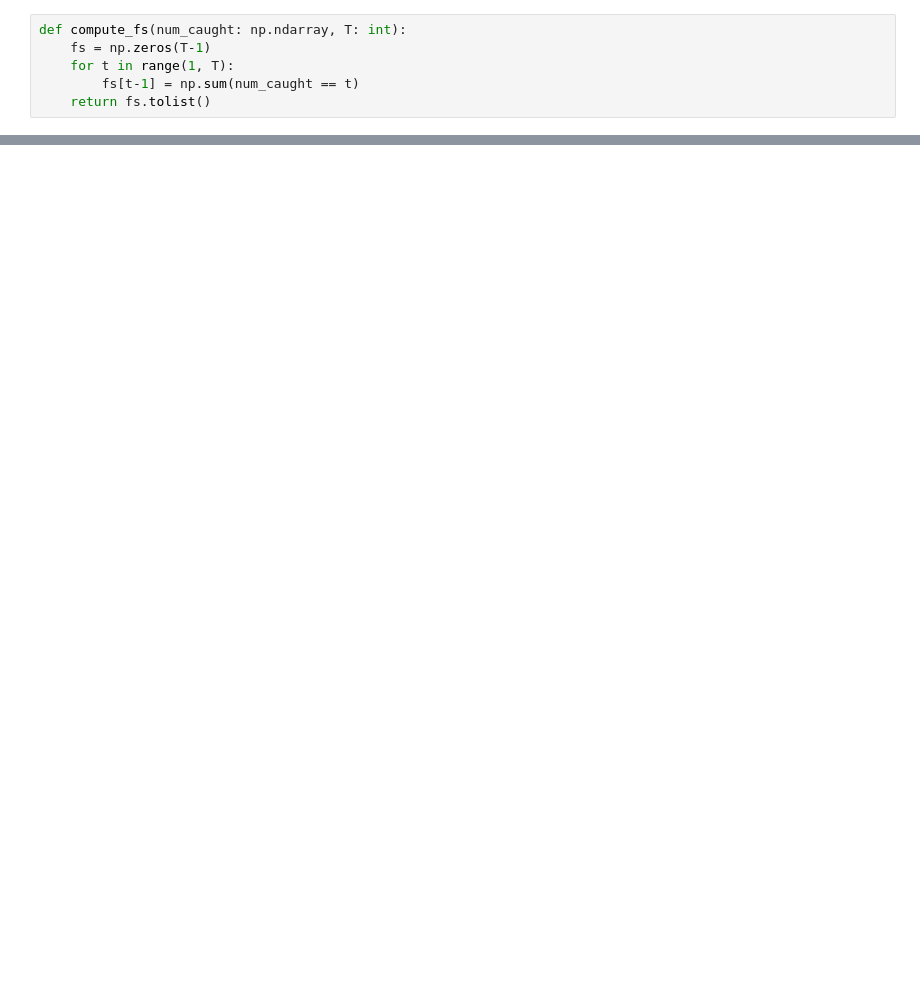
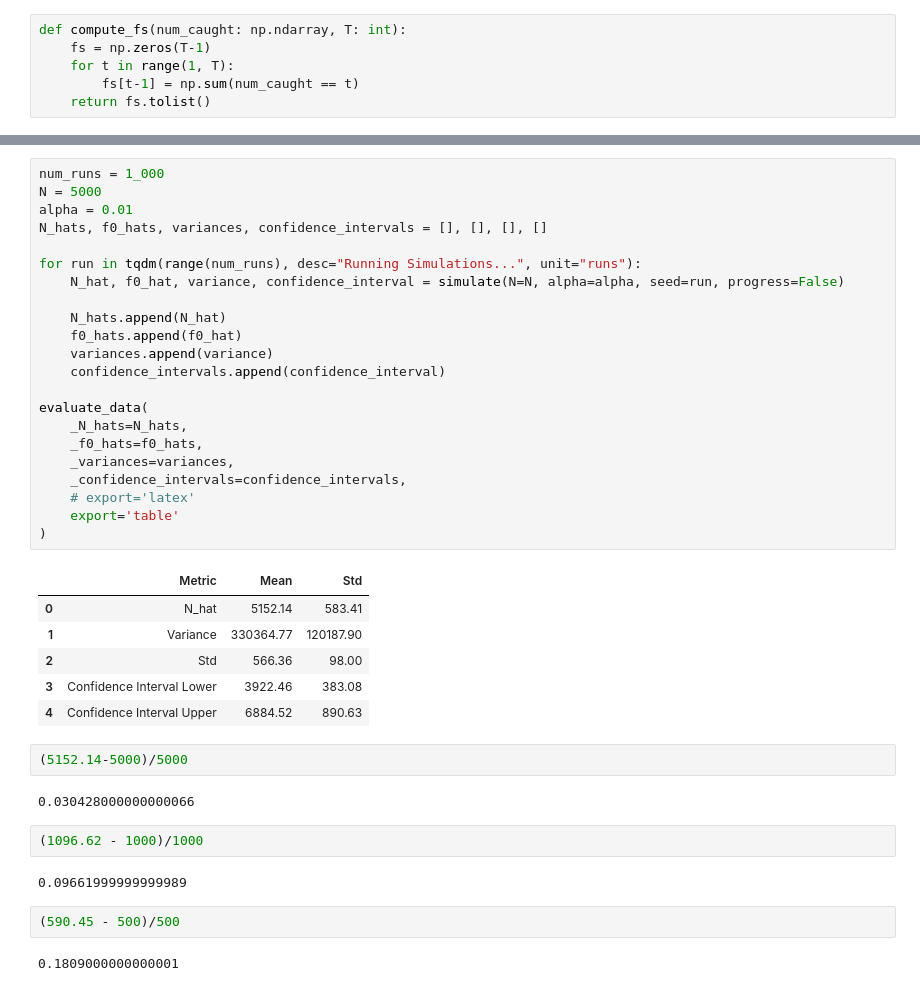
Before and after one commit to FelixCeard/Statistical-Learning-, a Jupyter notebook: sheet-02/code.ipynb, the cells around one changed output, grey strips where cells are left out. Saved outputs shown, nothing was run; the diff lists cells and outputs as text; blank space fills up the shorter version.

```diff
--- a/sheet-02/code.ipynb
+++ b/sheet-02/code.ipynb
@@ -133,0 +253,41 @@ np.int64(819)
+# %%
+num_runs = 1_000
+N = 5000
+alpha = 0.01
+N_hats, f0_hats, variances, confidence_intervals = [], [], [], []
+
+for run in tqdm(range(num_runs), desc="Running Simulations...", unit="runs"):
+    N_hat, f0_hat, variance, confidence_interval = simulate(N=N, alpha=alpha, seed=run, progress=False)
+
+    N_hats.append(N_hat)
+    f0_hats.append(f0_hat)
+    variances.append(variance)
+    confidence_intervals.append(confidence_interval)
+
+evaluate_data(
+    _N_hats=N_hats,
+    _f0_hats=f0_hats,
+    _variances=variances,
+    _confidence_intervals=confidence_intervals,
+    # export='latex'
+    export='table'
+)
+# %% [output]
+|  | Metric | Mean | Std |
+| 0 | N_hat | 5152.14 | 583.41 |
+| 1 | Variance | 330364.77 | 120187.90 |
+| 2 | Std | 566.36 | 98.00 |
+| 3 | Confidence Interval Lower | 3922.46 | 383.08 |
+| 4 | Confidence Interval Upper | 6884.52 | 890.63 |
+# %%
+(5152.14-5000)/5000
+# %% [output]
+0.030428000000000066
+# %%
+(1096.62 - 1000)/1000
+# %% [output]
+0.09661999999999989
+# %%
+(590.45 - 500)/500
+# %% [output]
+0.1809000000000001
```
Also changed, not shown: parts of 12 cells of this notebook, 2 other files.
